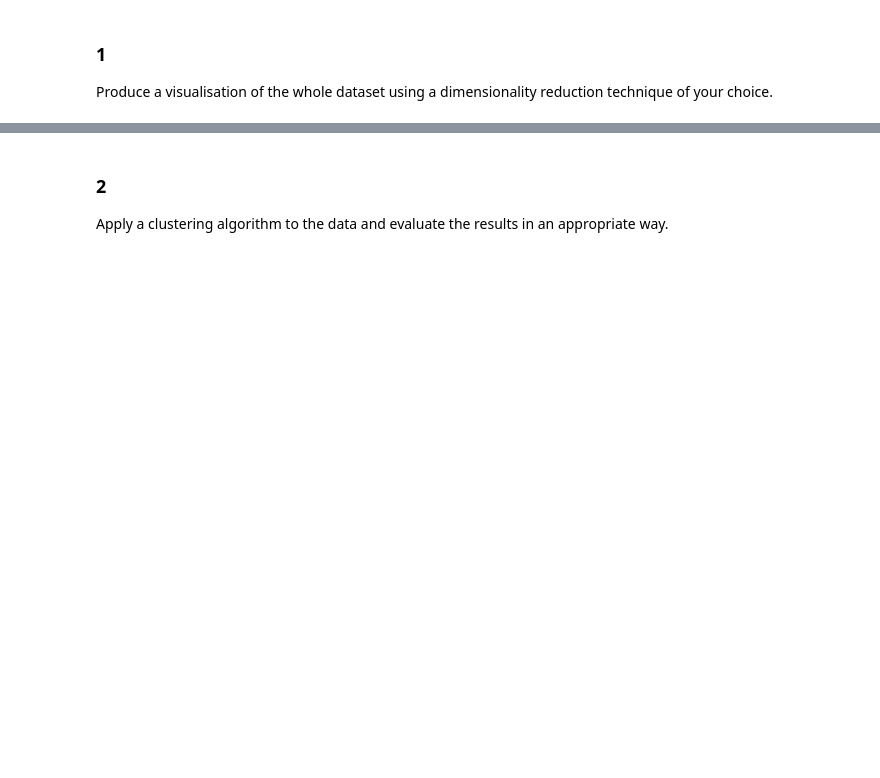
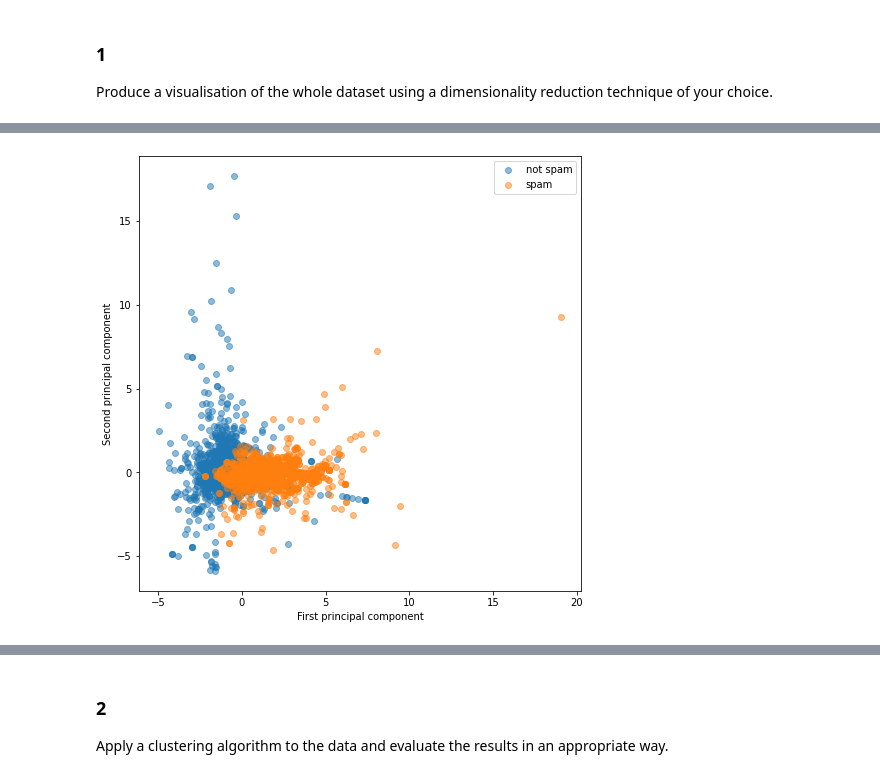
Before and after one commit to fpetri115/MLpython, a Jupyter notebook: 1_5_Homework.ipynb, the cells around one changed output, grey strips where cells are left out. Saved outputs shown, nothing was run; the diff lists cells and outputs as text; code cells hidden in the pictures; blank space fills up the shorter version.

```diff
--- a/1_5_Homework.ipynb
+++ b/1_5_Homework.ipynb
@@ -129,0 +122,9 @@ Produce a visualisation of the whole dataset using a dimensionality reduction te
+# %%
+from sklearn.preprocessing import StandardScaler
+
+# make a new Scaler object
+scaler = StandardScaler()
+
+# calling fit and transform in sequence (using method chaining)
+scaler.fit(X_train)
+X_scaled = scaler.transform(X_train)
@@ -129,0 +149,15 @@ Produce a visualisation of the whole dataset using a dimensionality reduction te
+# %%
+# plot first vs. second principal component, colored by class
+pcax = 1
+pcay = 4
+
+plt.figure(figsize=(8, 8))
+plt.scatter(X_pca[y_train=='0', pcax], X_pca[y_train=='0', pcay], label="not spam", alpha=0.5)
+plt.scatter(X_pca[y_train=='1', pcax], X_pca[y_train=='1', pcay], label="spam", alpha=0.5)
+plt.gca().set_aspect("equal")
+plt.xlabel("First principal component")
+plt.ylabel("Second principal component")
+plt.legend()
+plt.show()
+# %% [output]
+[figure, added]
```
Also changed, not shown: parts of 25 cells of this notebook, 5 other files.
